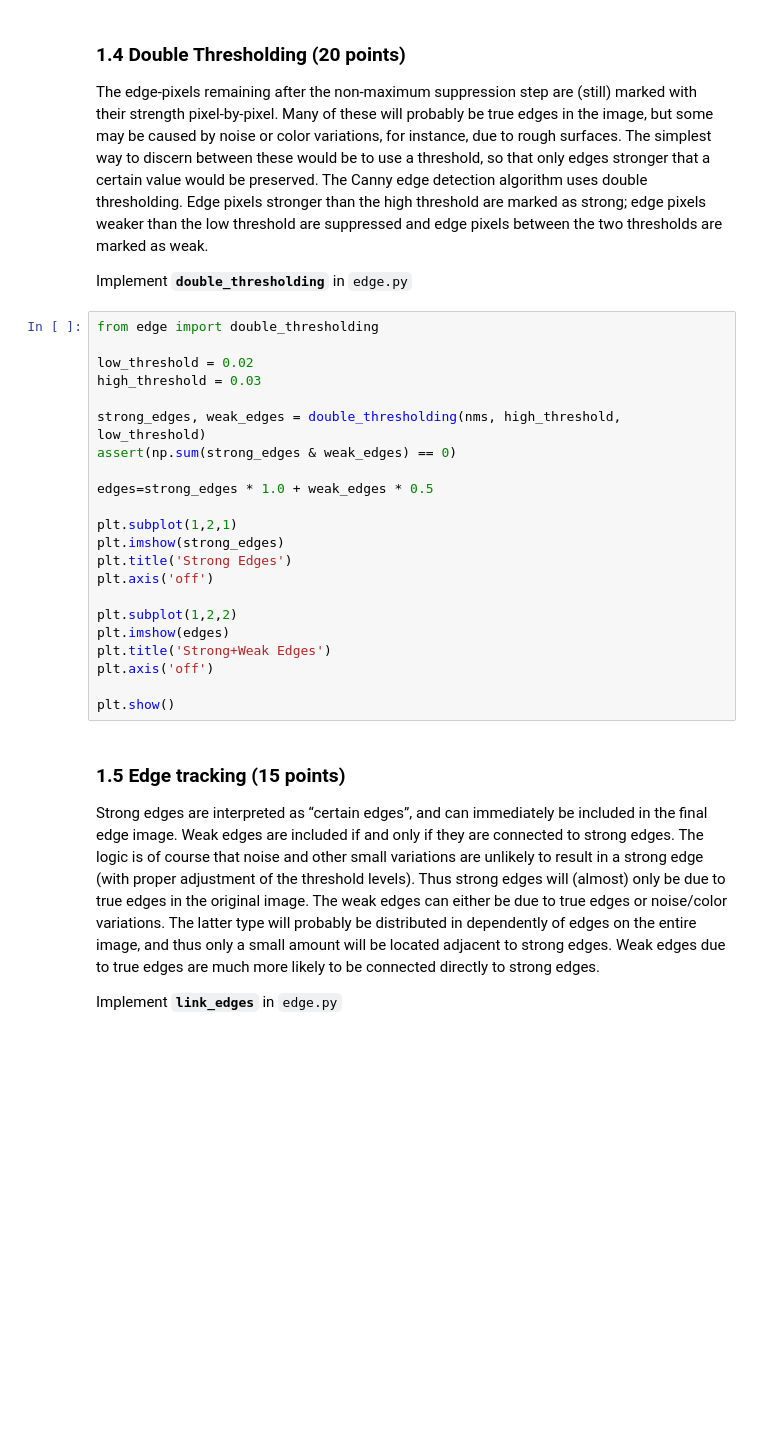
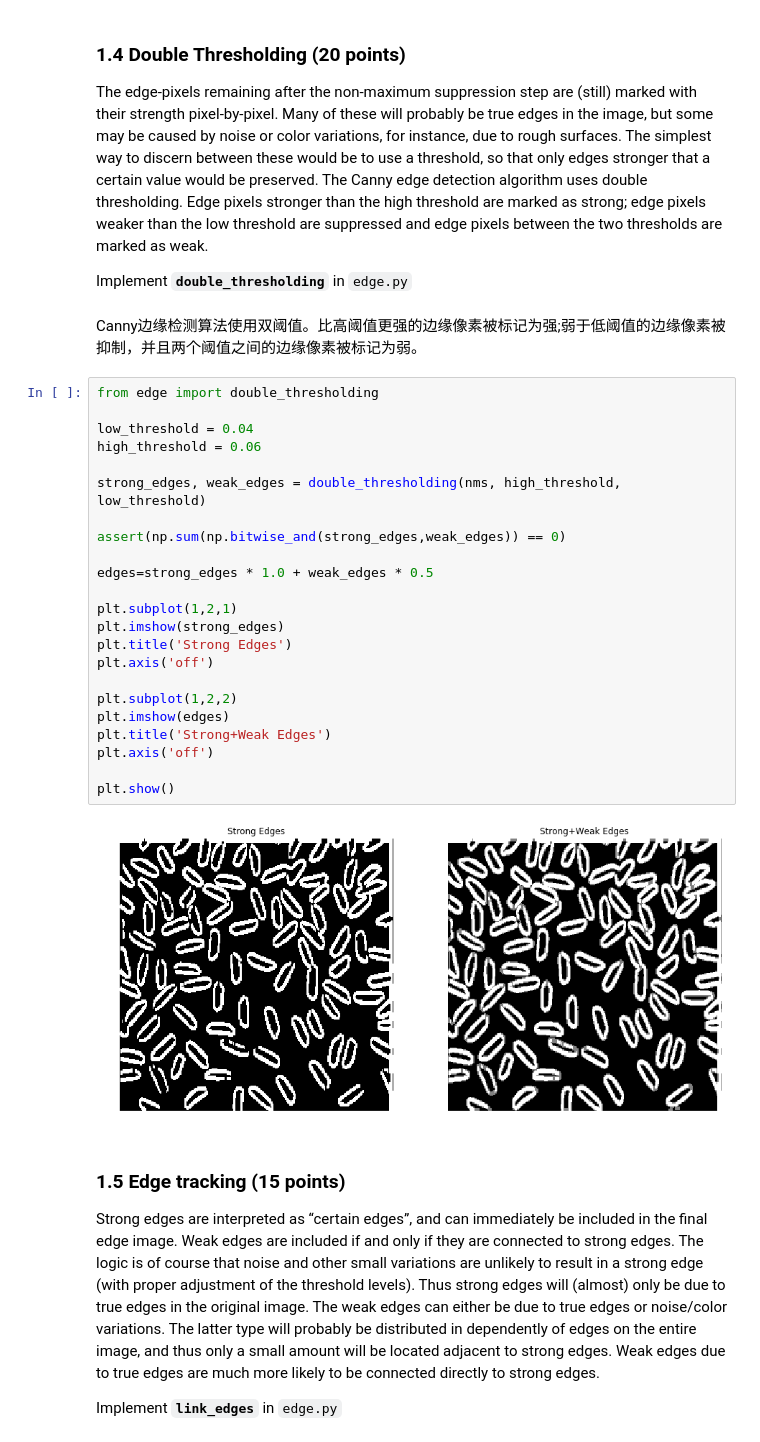
Before and after one commit to sunshiding/CS131, a Jupyter notebook: Homework2/hw2.ipynb, the cells around one changed output. Cells and saved outputs as stored; diff of their text form; blank space fills up the shorter version.

Commit message:
Homework2 Part 1 Canny Detector 流程完成了但是问题出现了边缘太粗

```diff
--- a/Homework2/hw2.ipynb
+++ b/Homework2/hw2.ipynb
@@ -270,28 +272,33 @@ plt.show()
 The edge-pixels remaining after the non-maximum suppression step are (still) marked with their strength pixel-by-pixel. Many of these will probably be true edges in the image, but some may be caused by noise or color variations, for instance, due to rough surfaces. The simplest way to discern between these would be to use a threshold, so that only edges stronger that a certain value would be preserved. The Canny edge detection algorithm uses double thresholding. Edge pixels stronger than the high threshold are marked as strong; edge pixels weaker than the low threshold are suppressed and edge pixels between the two thresholds are marked as weak.
 
 Implement **`double_thresholding`** in `edge.py`
+# %% [markdown]
+Canny边缘检测算法使用双阈值。比高阈值更强的边缘像素被标记为强;弱于低阈值的边缘像素被抑制，并且两个阈值之间的边缘像素被标记为弱。
 # %%
 from edge import double_thresholding
 
-low_threshold = 0.02
-high_threshold = 0.03
+low_threshold = 0.04
+high_threshold = 0.06
 
 strong_edges, weak_edges = double_thresholding(nms, high_threshold, low_threshold)
-assert(np.sum(strong_edges & weak_edges) == 0)
+
+assert(np.sum(np.bitwise_and(strong_edges,weak_edges)) == 0)
 
 edges=strong_edges * 1.0 + weak_edges * 0.5
 
 plt.subplot(1,2,1)
 plt.imshow(strong_edges)
 plt.title('Strong Edges')
 plt.axis('off')
 
 plt.subplot(1,2,2)
 plt.imshow(edges)
 plt.title('Strong+Weak Edges')
 plt.axis('off')
 
 plt.show()
+# %% [output]
+[figure, added]
 # %% [markdown]
 ### 1.5 Edge tracking (15 points)
 
```
Also changed, not shown: parts of 9 cells of this notebook, 1 other file.
